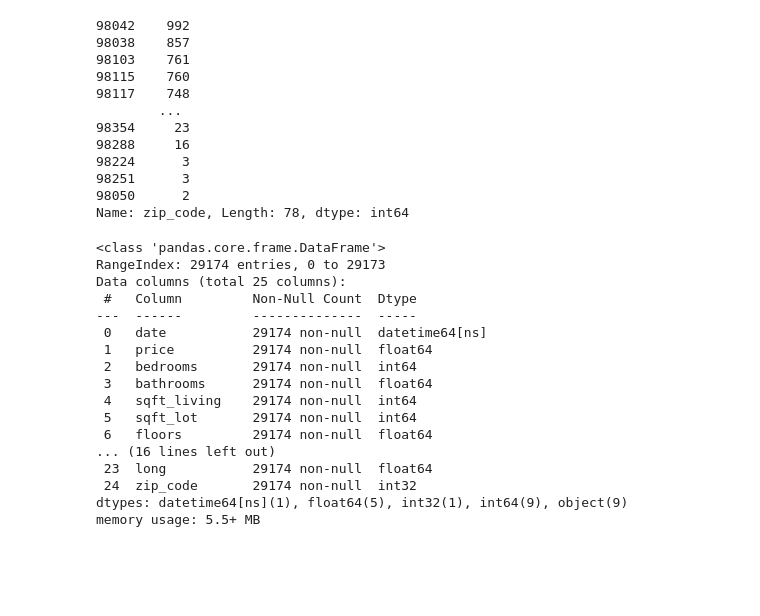
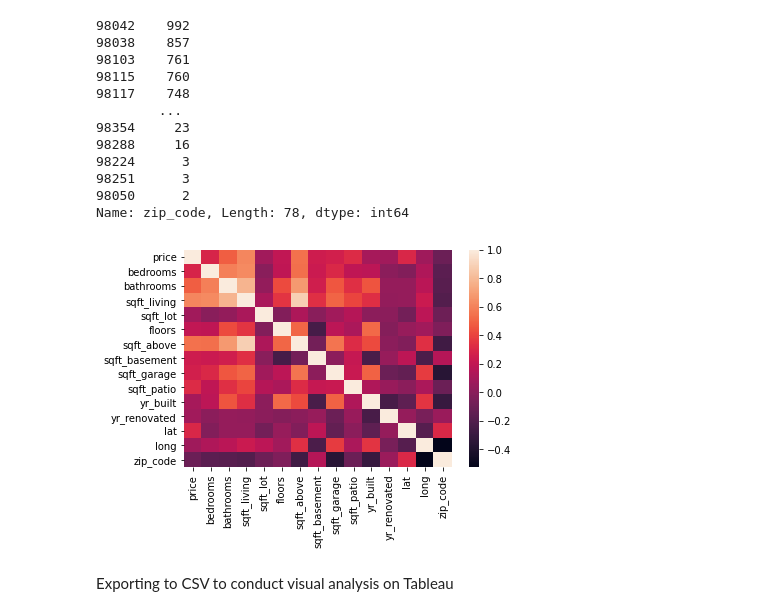
Before and after one commit to ddcots24/King_County_Housing, a Jupyter notebook: Housing_Analysis.ipynb, the cells around one changed output. Saved outputs shown, nothing was run; the diff lists cells and outputs as text; code cells hidden in the pictures; blank space fills up the shorter version.

Commit message:
exporting to csv

```diff
--- a/Housing_Analysis.ipynb
+++ b/Housing_Analysis.ipynb
@@ -161,25 +161,11 @@ real_df['zip_code'].value_counts()
 98251      3
 98050      2
 Name: zip_code, Length: 78, dtype: int64
-# %%
-real_df.info()
-# %% [output]
-<class 'pandas.core.frame.DataFrame'>
-RangeIndex: 29174 entries, 0 to 29173
-Data columns (total 25 columns):
- #   Column         Non-Null Count  Dtype
----  ------         --------------  -----
- 0   date           29174 non-null  datetime64[ns]
- 1   price          29174 non-null  float64
- 2   bedrooms       29174 non-null  int64
- 3   bathrooms      29174 non-null  float64
- 4   sqft_living    29174 non-null  int64
- 5   sqft_lot       29174 non-null  int64
- 6   floors         29174 non-null  float64
-... (16 lines left out)
- 23  long           29174 non-null  float64
- 24  zip_code       29174 non-null  int32
-dtypes: datetime64[ns](1), float64(5), int32(1), int64(9), object(9)
-memory usage: 5.5+ MB
+# %%
+sns.heatmap(real_df.corr());
+# %% [output]
+[figure, added]
+# %% [markdown]
+Exporting to CSV to conduct visual analysis on Tableau
 # %%
 real_df.to_csv('king_county_sales.csv')
```
Also changed, not shown: parts of 1 cell of this notebook.
